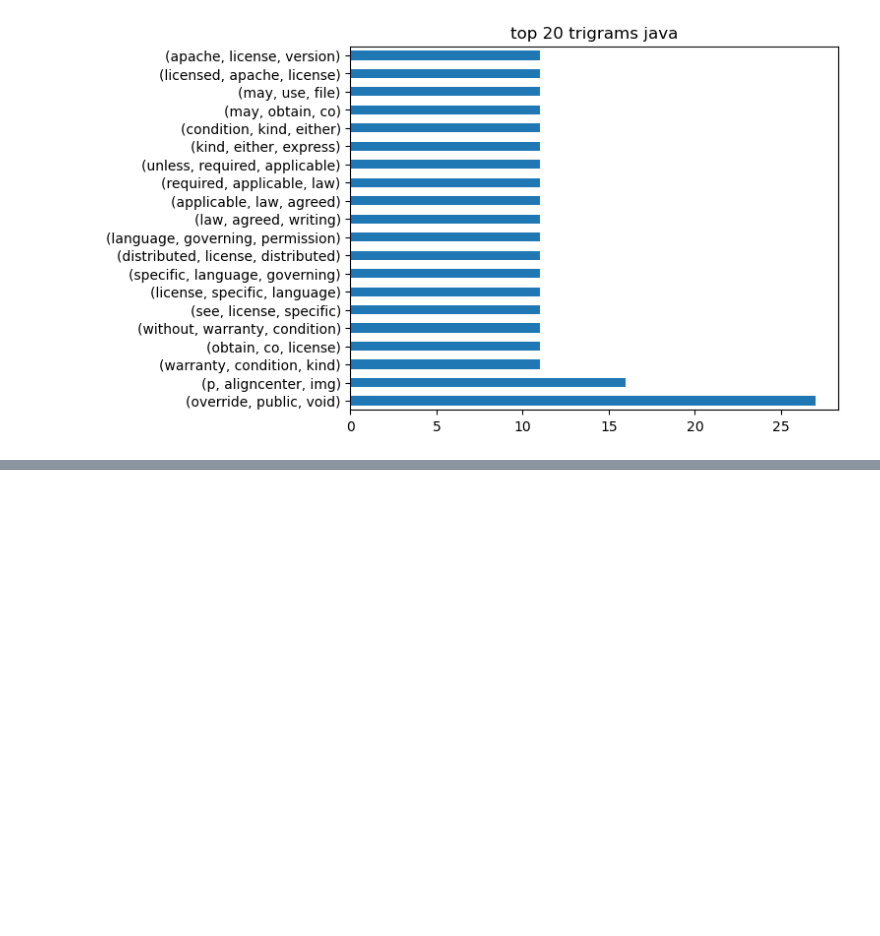
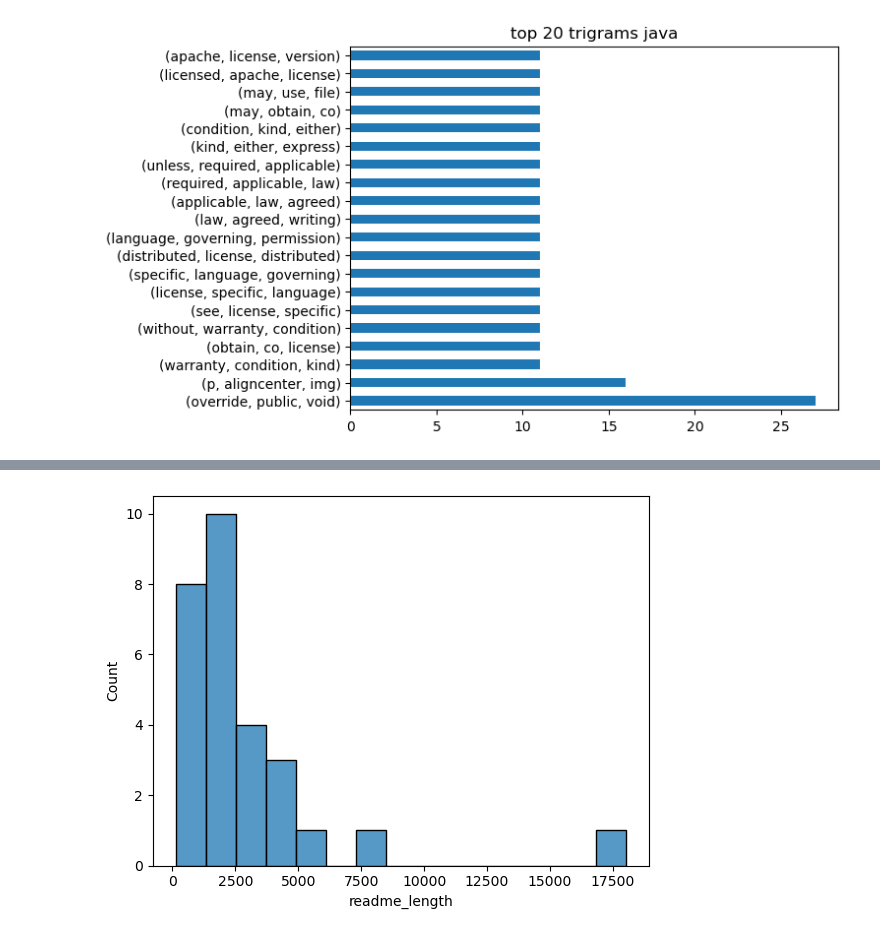
Before and after one commit to skylerschnee/nlp-project, a Jupyter notebook: josh_explore.ipynb, the cells around one changed output, grey strips where cells are left out. Saved outputs shown, nothing was run; the diff lists cells and outputs as text; code cells hidden in the pictures; blank space fills up the shorter version.

```diff
--- a/josh_explore.ipynb
+++ b/josh_explore.ipynb
@@ -171,0 +208,5 @@ for i in range(3):
+# %%
+sns.histplot(train[train.language == 'java'].readme_length)
+plt.show()
+# %% [output]
+[figure, added]
```
Also changed, not shown: parts of 14 cells of this notebook.
